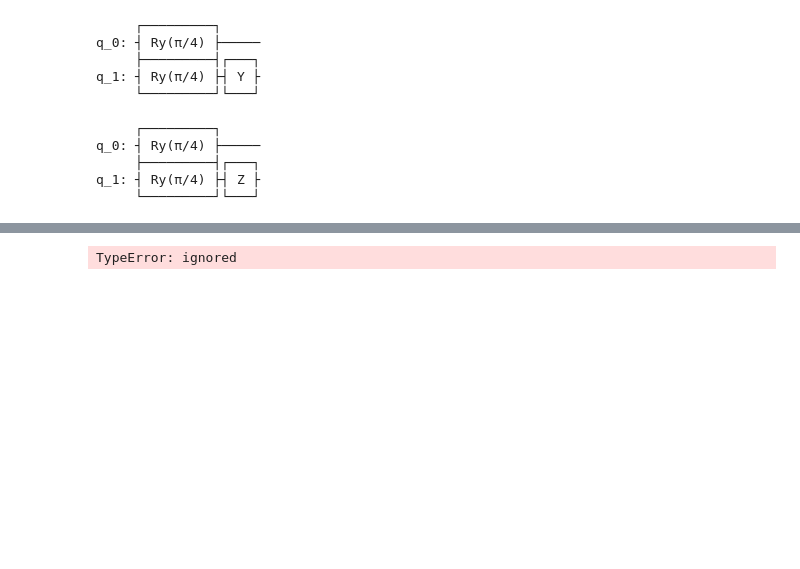
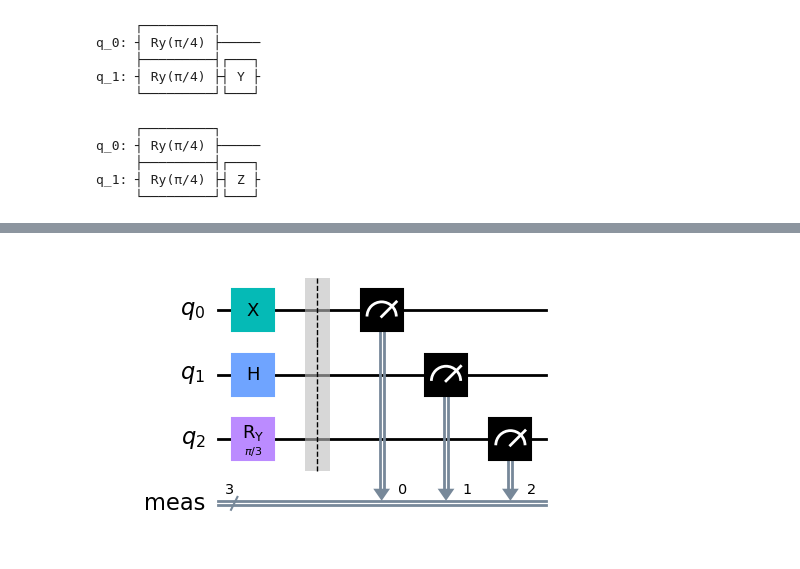
Before and after one commit to yellomello/Qiskit_Basics, a Jupyter notebook: qiskit_basics_S,sdag,T,tdag.ipynb, the cells around one changed output, grey strips where cells are left out. Cells and saved outputs as stored; diff of their text form; code cells hidden in the pictures; blank space fills up the shorter version.

```diff
--- a/qiskit_basics_S,sdag,T,tdag.ipynb
+++ b/qiskit_basics_S,sdag,T,tdag.ipynb
@@ -123,7 +130,7 @@ plot_bloch_multivector(statevector)
 # %%
-circuit.measure(0,0)
+circuit.measure_all()
 circuit.draw(output='mpl')
 # %% [output]
-TypeError: ignored
+[figure, added]
 # %%
 simulator = Aer.get_backend('qasm_simulator')
```
Also changed, not shown: parts of 6 cells of this notebook.
